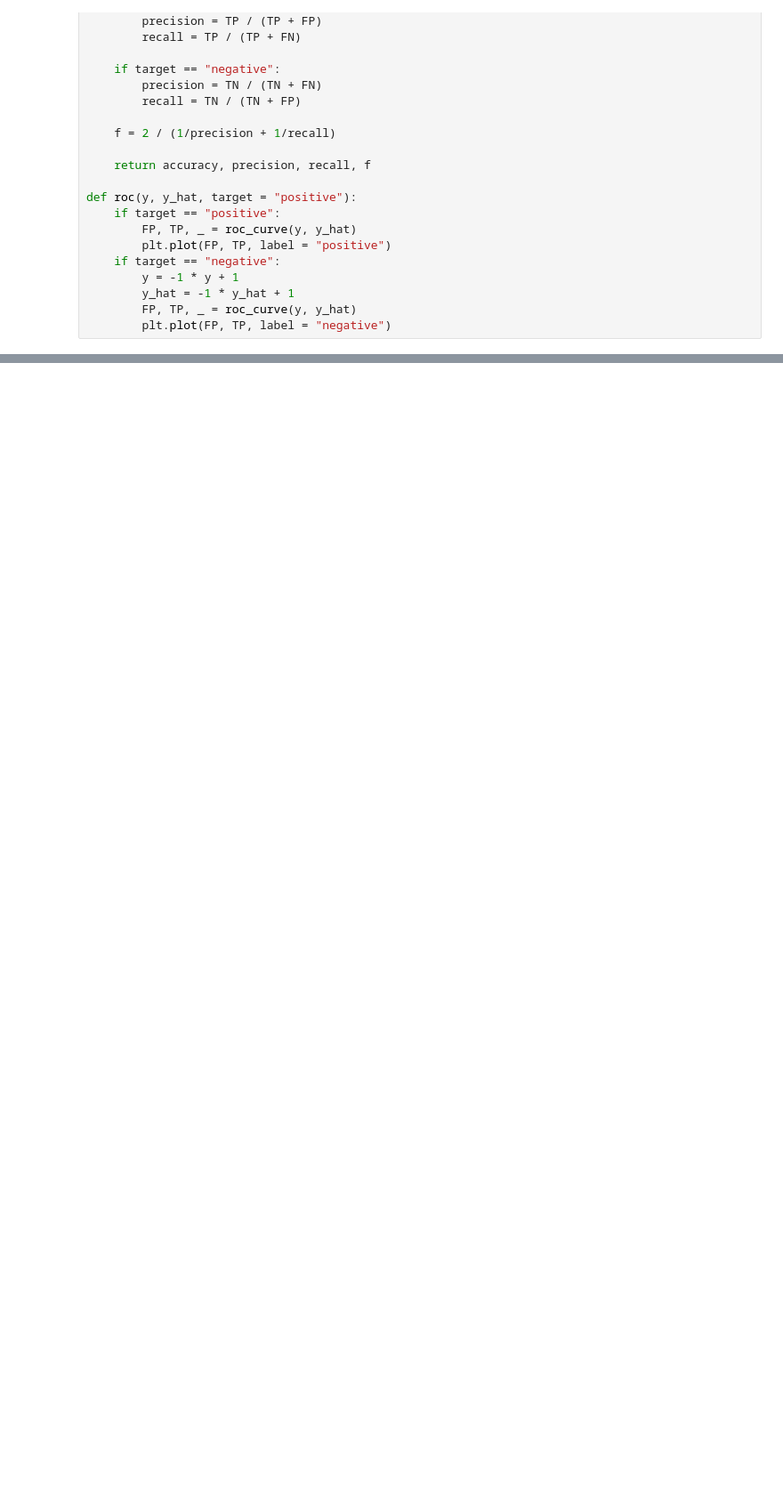
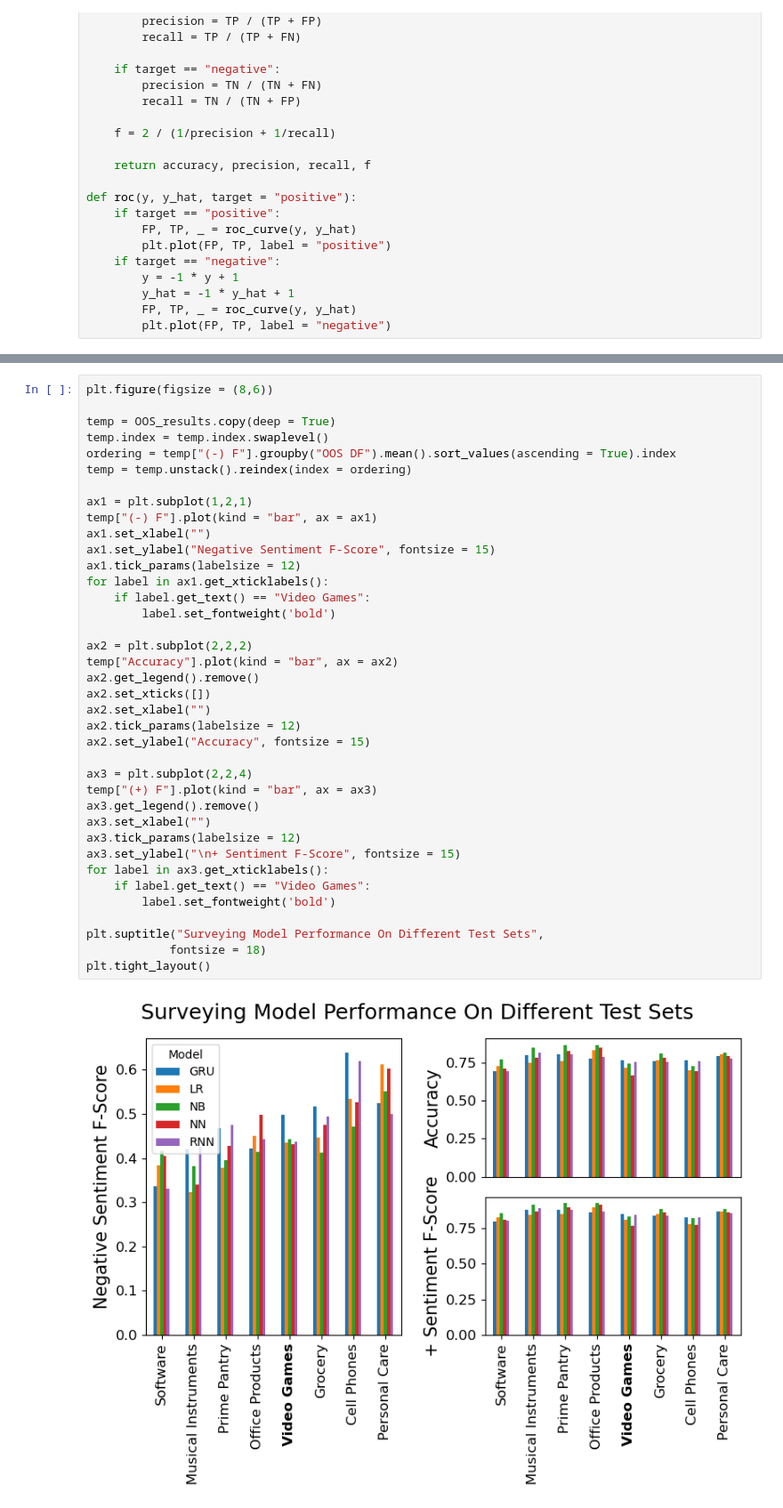
Before and after one commit to evgerritz/amazon-sentiment-analysis, a Jupyter notebook: LING_227_Final_Project_Code.ipynb, the cells around one changed output, grey strips where cells are left out. Shown: that part at 89% size. Cells and saved outputs as stored; diff of their text form; blank space fills up the shorter version.

```diff
--- a/LING_227_Final_Project_Code.ipynb
+++ b/LING_227_Final_Project_Code.ipynb
@@ -261,0 +484,40 @@ Negative Metrics:
+# %%
+plt.figure(figsize = (8,6))
+
+temp = OOS_results.copy(deep = True)
+temp.index = temp.index.swaplevel()
+ordering = temp["(-) F"].groupby("OOS DF").mean().sort_values(ascending = True).index
+temp = temp.unstack().reindex(index = ordering)
+
+ax1 = plt.subplot(1,2,1)
+temp["(-) F"].plot(kind = "bar", ax = ax1)
+ax1.set_xlabel("")
+ax1.set_ylabel("Negative Sentiment F-Score", fontsize = 15)
+ax1.tick_params(labelsize = 12)
+for label in ax1.get_xticklabels():
+    if label.get_text() == "Video Games":
+        label.set_fontweight('bold')
+
+ax2 = plt.subplot(2,2,2)
+temp["Accuracy"].plot(kind = "bar", ax = ax2)
+ax2.get_legend().remove()
+ax2.set_xticks([])
+ax2.set_xlabel("")
+ax2.tick_params(labelsize = 12)
+ax2.set_ylabel("Accuracy", fontsize = 15)
+
+ax3 = plt.subplot(2,2,4)
+temp["(+) F"].plot(kind = "bar", ax = ax3)
+ax3.get_legend().remove()
+ax3.set_xlabel("")
+ax3.tick_params(labelsize = 12)
+ax3.set_ylabel("\n+ Sentiment F-Score", fontsize = 15)
+for label in ax3.get_xticklabels():
+    if label.get_text() == "Video Games":
+        label.set_fontweight('bold')
+
+plt.suptitle("Surveying Model Performance On Different Test Sets",
+            fontsize = 18)
+plt.tight_layout()
+# %% [output]
+[figure, added]
```
Also changed, not shown: parts of 55 cells of this notebook, 2 other files.
